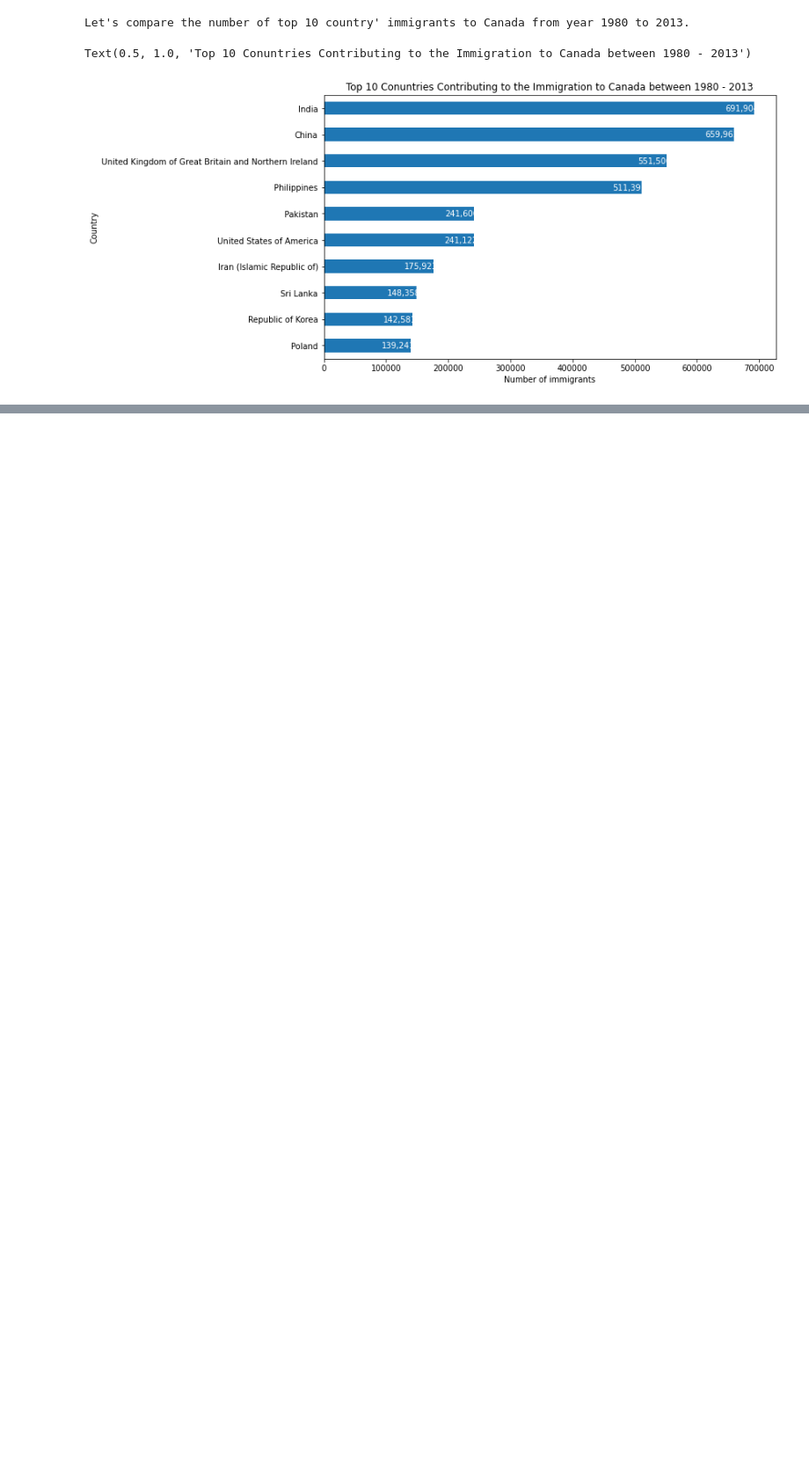
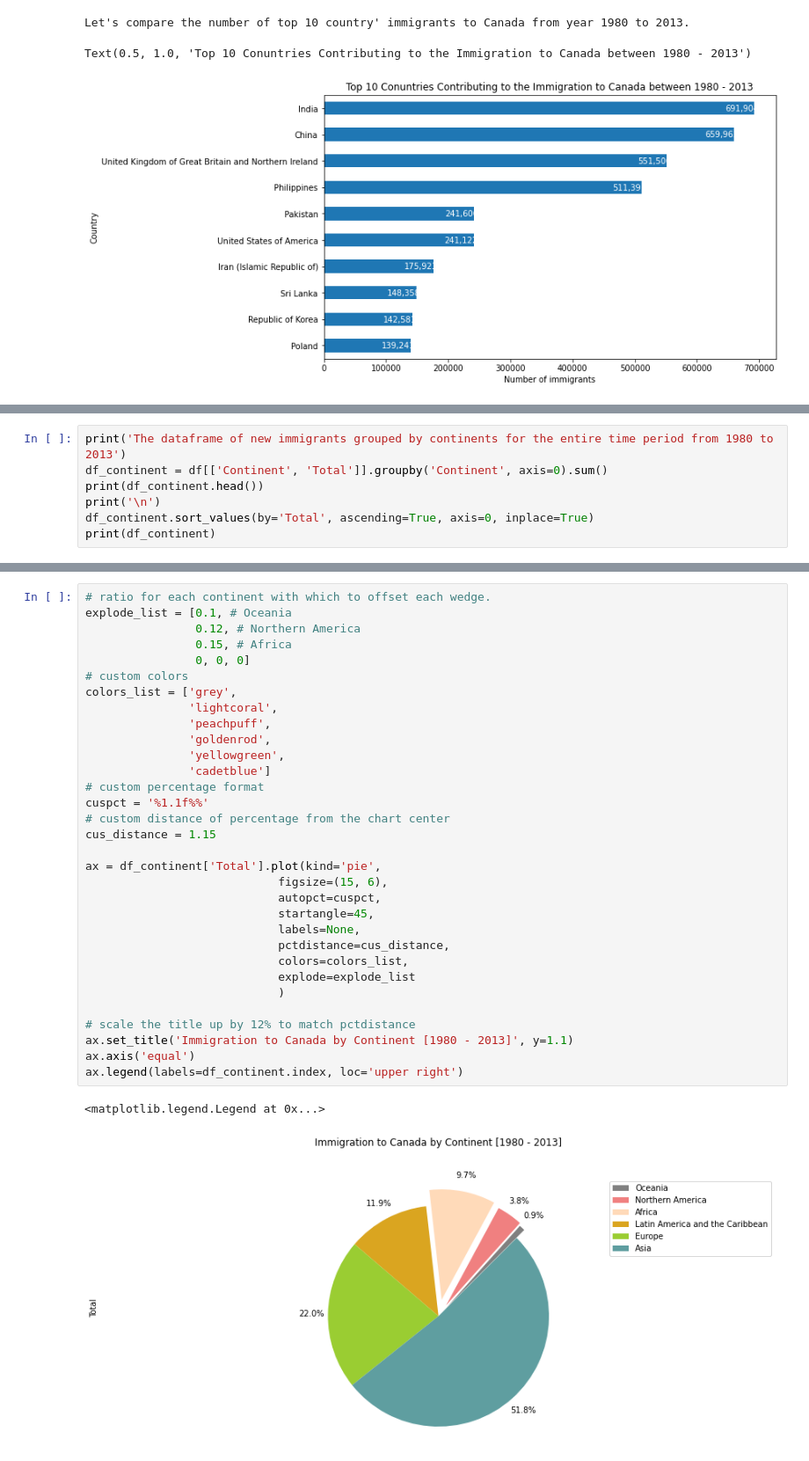
Before and after one commit to harveyvn/Data-Visualization-with-Python, a Jupyter notebook: Exploring_Datasets_on_Immigration_to_Canada.ipynb, the cells around one changed output, grey strips where cells are left out. Shown at 88% size. Saved outputs shown, nothing was run; the diff lists cells and outputs as text; blank space fills up the shorter version.

```diff
--- a/Exploring_Datasets_on_Immigration_to_Canada.ipynb
+++ b/Exploring_Datasets_on_Immigration_to_Canada.ipynb
@@ -552,0 +555,7 @@ Text(0.5, 1.0, 'Top 10 Conuntries Contributing to the Immigration to Canada betw
+# %%
+print('The dataframe of new immigrants grouped by continents for the entire time period from 1980 to 2013')
+df_continent = df[['Continent', 'Total']].groupby('Continent', axis=0).sum()
+print(df_continent.head())
+print('\n')
+df_continent.sort_values(by='Total', ascending=True, axis=0, inplace=True)
+print(df_continent)
@@ -552,0 +581,35 @@ Text(0.5, 1.0, 'Top 10 Conuntries Contributing to the Immigration to Canada betw
+# %%
+# ratio for each continent with which to offset each wedge.
+explode_list = [0.1, # Oceania
+                0.12, # Northern America
+                0.15, # Africa
+                0, 0, 0]
+# custom colors
+colors_list = ['grey',
+               'lightcoral',
+               'peachpuff',
+               'goldenrod',
+               'yellowgreen',
+               'cadetblue']
+# custom percentage format
+cuspct = '%1.1f%%'
+# custom distance of percentage from the chart center
+cus_distance = 1.15
+
+ax = df_continent['Total'].plot(kind='pie',
+                            figsize=(15, 6),
+                            autopct=cuspct,
+                            startangle=45,
+                            labels=None,
+                            pctdistance=cus_distance,
+                            colors=colors_list,
+                            explode=explode_list
+                            )
+
+# scale the title up by 12% to match pctdistance
+ax.set_title('Immigration to Canada by Continent [1980 - 2013]', y=1.1)
+ax.axis('equal')
+ax.legend(labels=df_continent.index, loc='upper right')
+# %% [output]
+<matplotlib.legend.Legend at 0x...>
+[figure, added]
```
Also changed, not shown: parts of 10 cells of this notebook.
